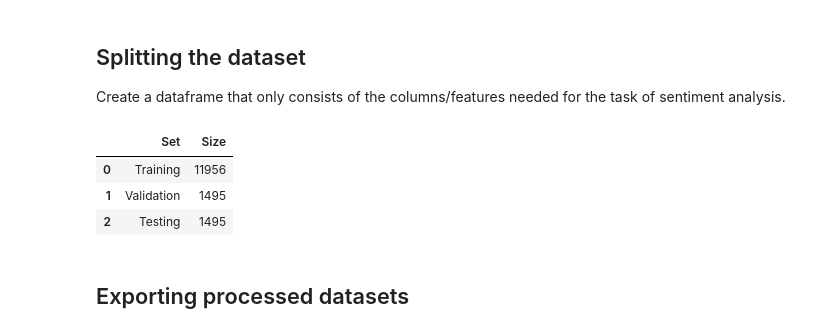
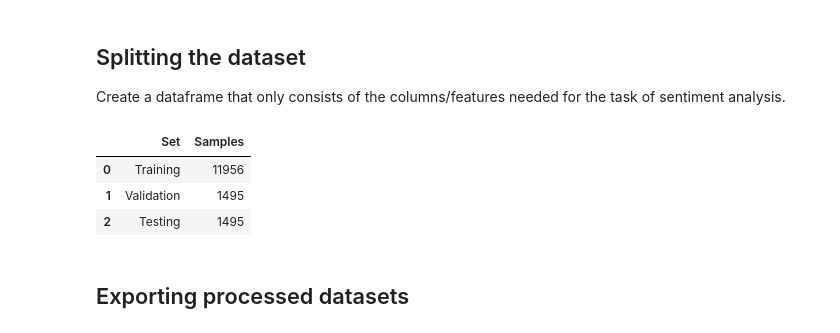
Before and after one commit to hstoklosa/sentix-nlp, a Jupyter notebook: preprocessing.ipynb, the cells around one changed output. Cells and saved outputs as stored; diff of their text form; code cells hidden in the pictures.

```diff
--- a/preprocessing.ipynb
+++ b/preprocessing.ipynb
@@ -272,32 +272,28 @@ Create a dataframe that only consists of the columns/features needed for the tas
 # %%
 data_df = df[['full_text', 'label']].copy()
 
 train_df, temp_df = train_test_split(
     data_df,
     test_size=0.2,
     random_state=42,
     stratify=data_df['label']
 )
 
 val_df, test_df = train_test_split(
     temp_df,
     test_size=0.5,
     random_state=42,
     stratify=temp_df['label']
 )
 
-# print(f"Train: {len(train_df)} samples")
-# print(f"Validation: {len(val_df)} samples")
-# print(f"Test: {len(test_df)} samples")
-
 # output dataframe of split names and split sizes
 splits_df = pd.DataFrame({
     'Set': ['Training', 'Validation', 'Testing'],
-    'Size': [len(train_df), len(val_df), len(test_df)]
+    'Samples': [len(train_df), len(val_df), len(test_df)]
 })
 splits_df
 # %% [output]
-|  | Set | Size |
+|  | Set | Samples |
 | 0 | Training | 11956 |
 | 1 | Validation | 1495 |
 | 2 | Testing | 1495 |
```
Also changed, not shown: parts of 1 cell of this notebook, 3 other files.
